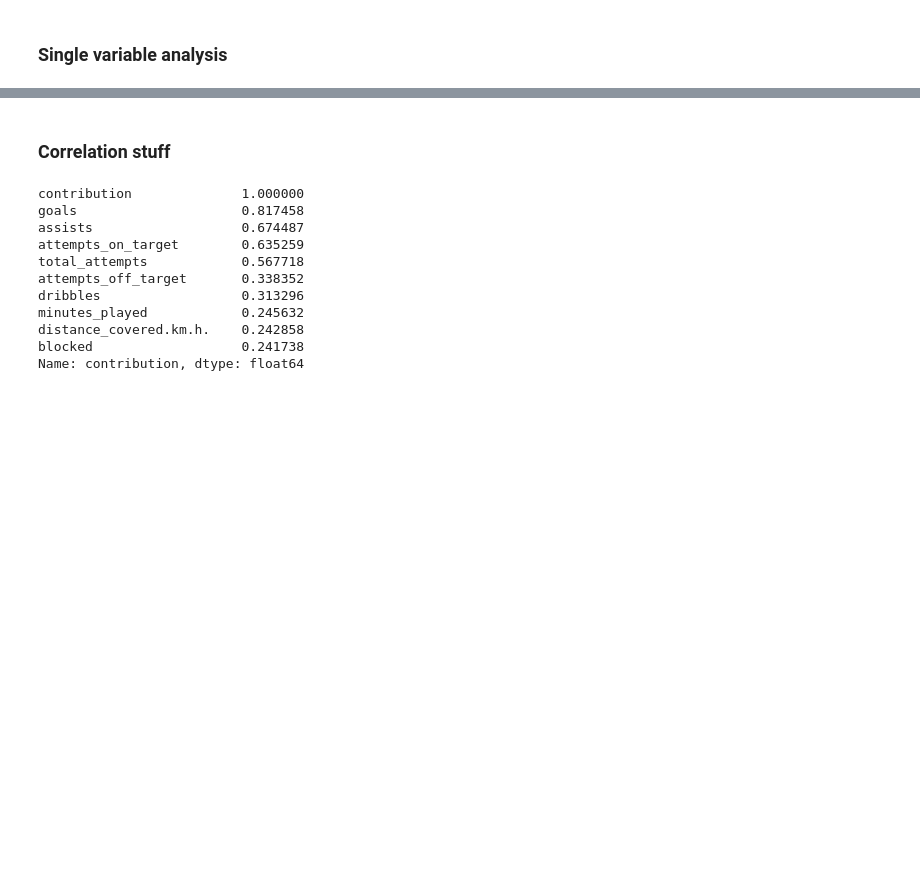
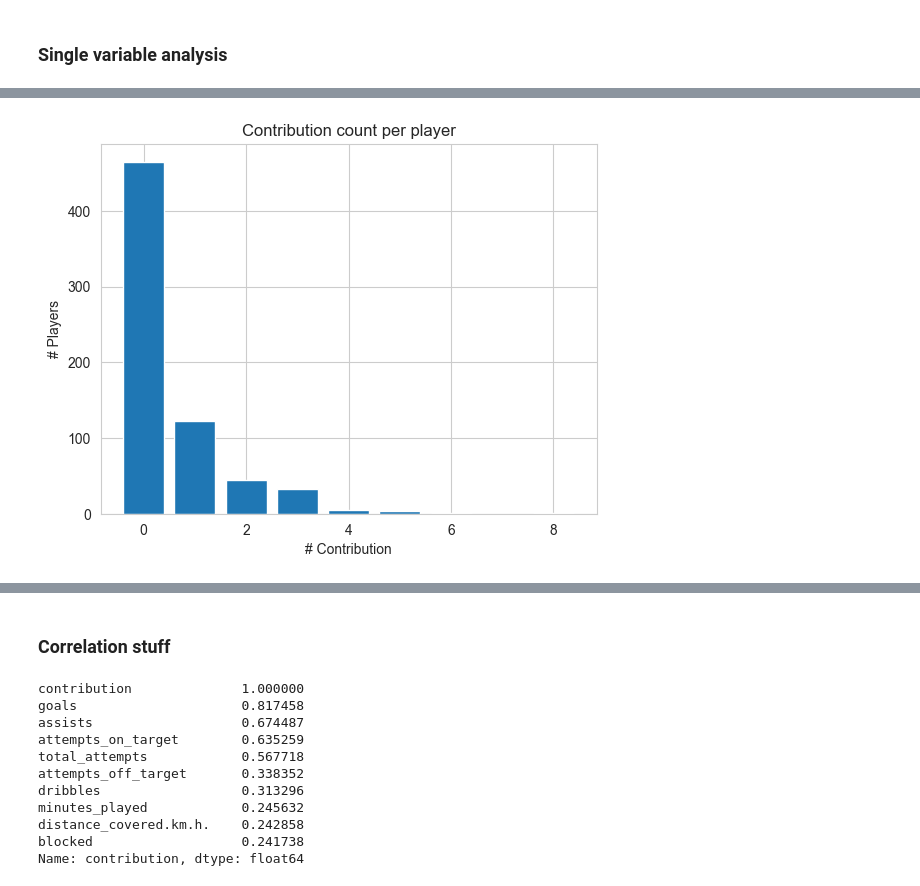
Before and after one commit to QuangHuy14899/Applied-Bayesian, a Jupyter notebook: EDA.ipynb, the cells around one changed output, grey strips where cells are left out. Saved outputs shown, nothing was run; the diff lists cells and outputs as text; code cells hidden in the pictures; blank space fills up the shorter version.

```diff
--- a/EDA.ipynb
+++ b/EDA.ipynb
@@ -81,0 +116,8 @@ adjusted_data.head()
+# %%
+plt.title("Contribution count per player")
+plt.xlabel("# Contribution")
+plt.ylabel("# Players")
+plt.bar(data['contribution'].value_counts().index, data['contribution'].value_counts().values)
+plt.show()
+# %% [output]
+[figure, added]
```
Also changed, not shown: parts of 19 cells of this notebook.
